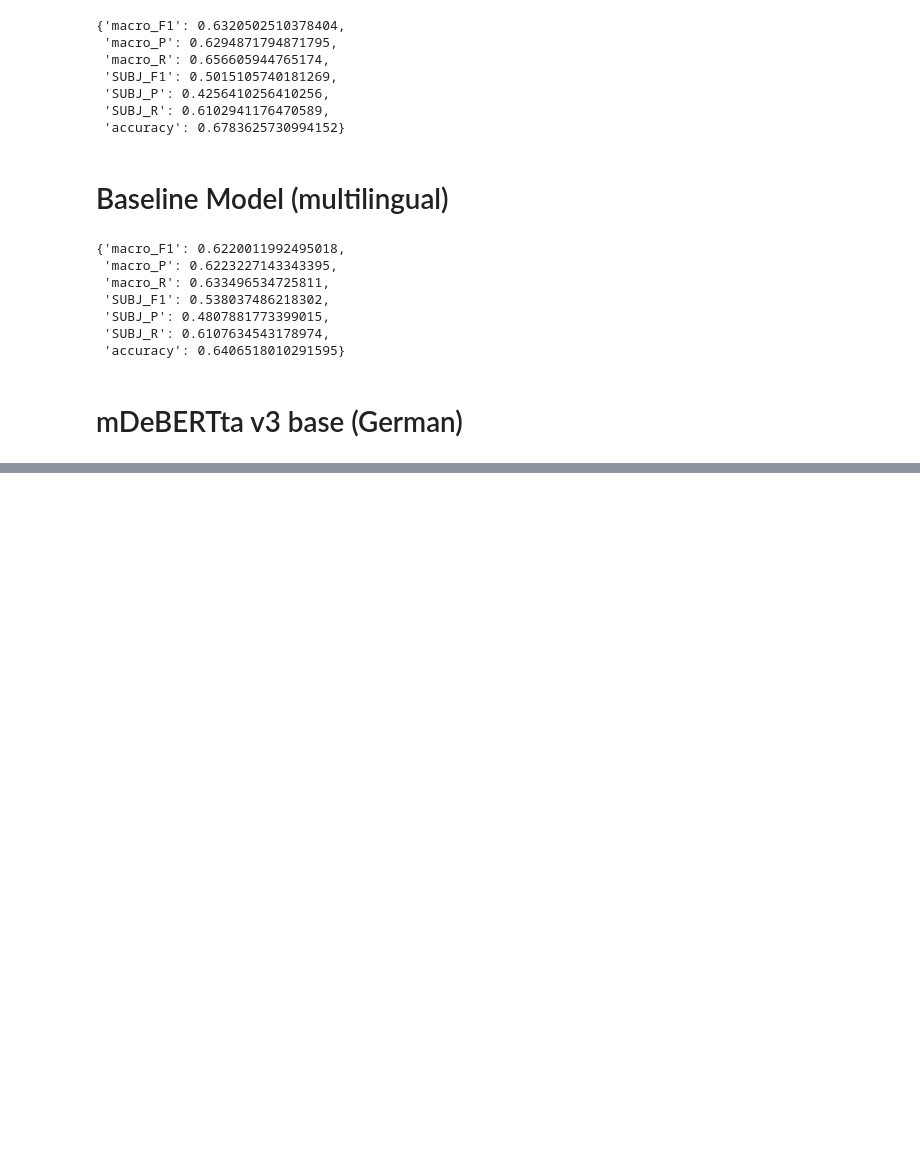
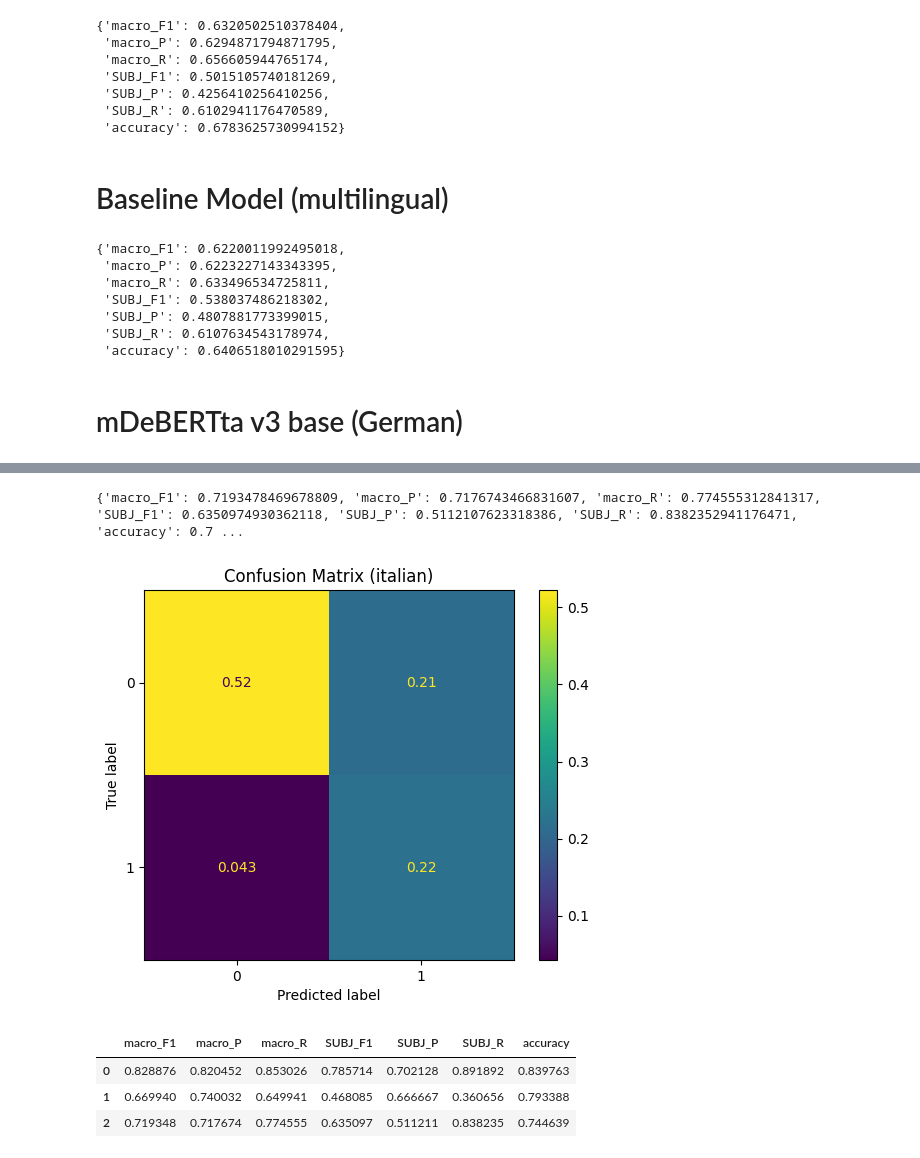
Before and after one commit to MatteoFasulo/clef2025-checkthat, a Jupyter notebook: notebook.ipynb, the cells around one changed output, grey strips where cells are left out. Saved outputs shown, nothing was run; the diff lists cells and outputs as text; code cells hidden in the pictures; blank space fills up the shorter version.

```diff
--- a/notebook.ipynb
+++ b/notebook.ipynb
@@ -851,0 +628,38 @@ study.optimize(objective, n_trials=25)
+# %%
+language = 'italian'
+
+epochs = 6
+batch_size = 16
+lr = 1e-5
+weight_decay = 0.0
+n_warmup_steps = 200
+label_smoothing = 0.0
+
+# Get the data
+X_train, y_train = detector.all_data[language]['train']['sentence'], detector.all_data[language]['train']['label']
+X_dev, y_dev = detector.all_data[language]['dev']['sentence'], detector.all_data[language]['dev']['label']
+X_test, y_test = detector.all_data[language]['test']['sentence'], detector.all_data[language]['test']['label']
+
+# Convert y to tensor
+y_train = torch.tensor(y_train.values)
+y_dev = torch.tensor(y_dev.values)
+y_test = torch.tensor(y_test.values)
+
+# Tokenize the text
+train_input_ids, train_attention_masks = detector.tokenize_text(X_train)
+dev_input_ids, dev_attention_masks = detector.tokenize_text(X_dev)
+test_input_ids, test_attention_masks = detector.tokenize_text(X_test)
+
+# Create dataloaders
+train_dl = detector.create_dataloader(train_input_ids, train_attention_masks, y_train, batch_size=batch_size, shuffle=True, pin_mem=True)
+dev_dl = detector.create_dataloader(dev_input_ids, dev_attention_masks, y_dev, batch_size=batch_size, shuffle=False, pin_mem=True)
+test_dl = detector.create_dataloader(test_input_ids, test_attention_masks, y_test, batch_size=batch_size, shuffle=False, pin_mem=False)
+
+class_weights = detector.get_class_weights(detector.all_data[language]['train'])
+
+optimizer = torch.optim.AdamW(model.parameters(), lr=lr, weight_decay=weight_decay)
+total_steps = len(train_dl) * epochs
+scheduler = get_linear_schedule_with_warmup(optimizer, num_warmup_steps=n_warmup_steps, num_training_steps=total_steps)
+criterion = torch.nn.CrossEntropyLoss(weight=class_weights, label_smoothing=label_smoothing)
+# %%
+model = detector.train_model(model, "mDeBERTa-base-subjectivity.pth", train_dl, dev_dl, criterion, optimizer, scheduler, epochs, device)
@@ -851,0 +676,12 @@ study.optimize(objective, n_trials=25)
+# %%
+results.append(detector.test_model(model, test_dl))
+# %% [output]
+{'macro_F1': 0.7193478469678809, 'macro_P': 0.7176743466831607, 'macro_R': 0.774555312841317, 'SUBJ_F1': 0.6350974930362118, 'SUBJ_P': 0.5112107623318386, 'SUBJ_R': 0.8382352941176471, 'accuracy': 0.7 ...
+[figure, added]
+# %%
+pd.DataFrame(results)
+# %% [output]
+|  | macro_F1 | macro_P | macro_R | SUBJ_F1 | SUBJ_P | SUBJ_R | accuracy |
+| 0 | 0.828876 | 0.820452 | 0.853026 | 0.785714 | 0.702128 | 0.891892 | 0.839763 |
+| 1 | 0.669940 | 0.740032 | 0.649941 | 0.468085 | 0.666667 | 0.360656 | 0.793388 |
+| 2 | 0.719348 | 0.717674 | 0.774555 | 0.635097 | 0.511211 | 0.838235 | 0.744639 |
```
Also changed, not shown: parts of 50 cells of this notebook.
